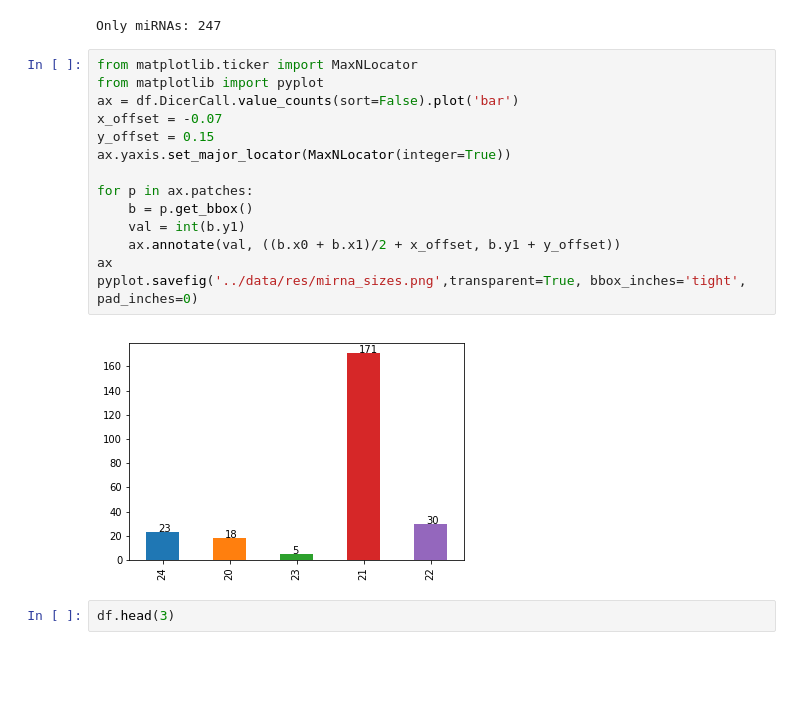
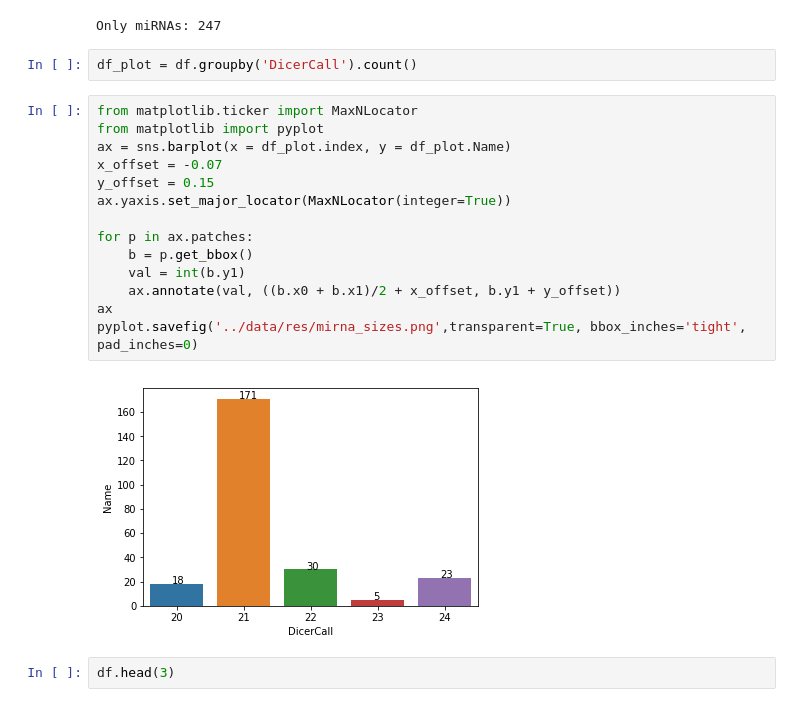
Before and after one commit to juancresc/mirna_mite, a Jupyter notebook: 2_analysis/1_analysis.ipynb, the cells around one changed output. Drawn from its saved outputs; the diff is of its cells as text; blank space fills up the shorter version.

```diff
--- a/2_analysis/1_analysis.ipynb
+++ b/2_analysis/1_analysis.ipynb
@@ -176,22 +176,24 @@ df = df[df.MIRNA == 'Y']
 print('Only miRNAs:',len(df.index))
 # %% [output]
 Only miRNAs: 247
+# %%
+df_plot = df.groupby('DicerCall').count()
 # %%
 from matplotlib.ticker import MaxNLocator
 from matplotlib import pyplot
-ax = df.DicerCall.value_counts(sort=False).plot('bar')
+ax = sns.barplot(x = df_plot.index, y = df_plot.Name)
 x_offset = -0.07
 y_offset = 0.15
 ax.yaxis.set_major_locator(MaxNLocator(integer=True))
 
 for p in ax.patches:
     b = p.get_bbox()
     val = int(b.y1)
     ax.annotate(val, ((b.x0 + b.x1)/2 + x_offset, b.y1 + y_offset))
 ax
 pyplot.savefig('../data/res/mirna_sizes.png',transparent=True, bbox_inches='tight', pad_inches=0)
 # %% [output]
-[figure, old version]
+[figure, new version]
 # %%
 df.head(3)
 # %% [output]
```
Also changed, not shown: 1 other file.
